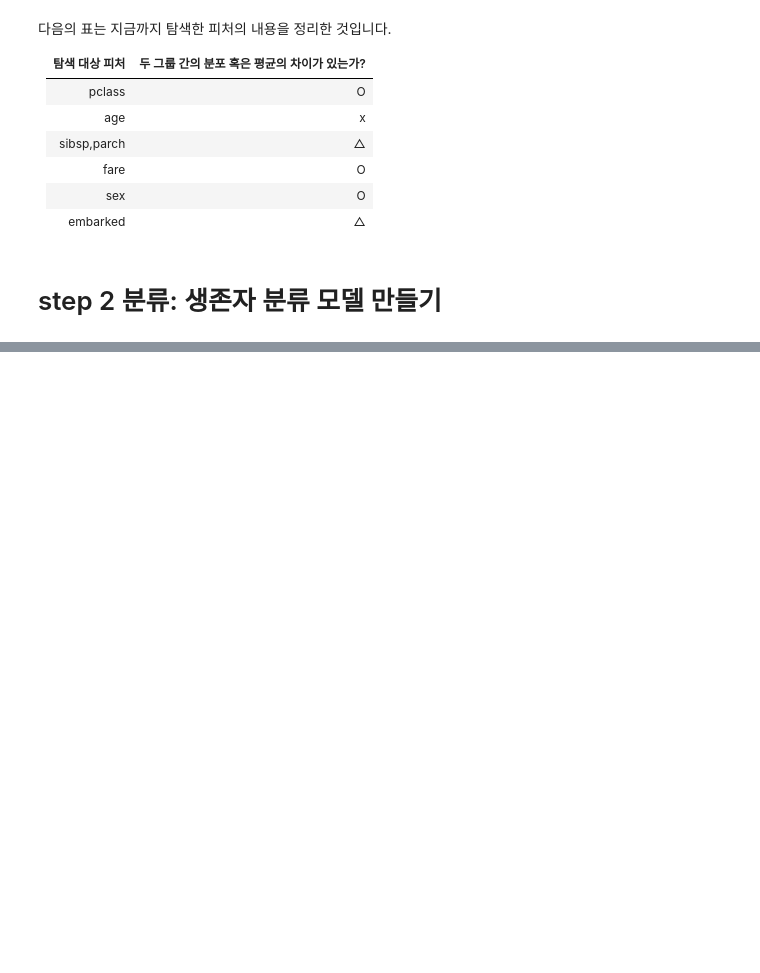
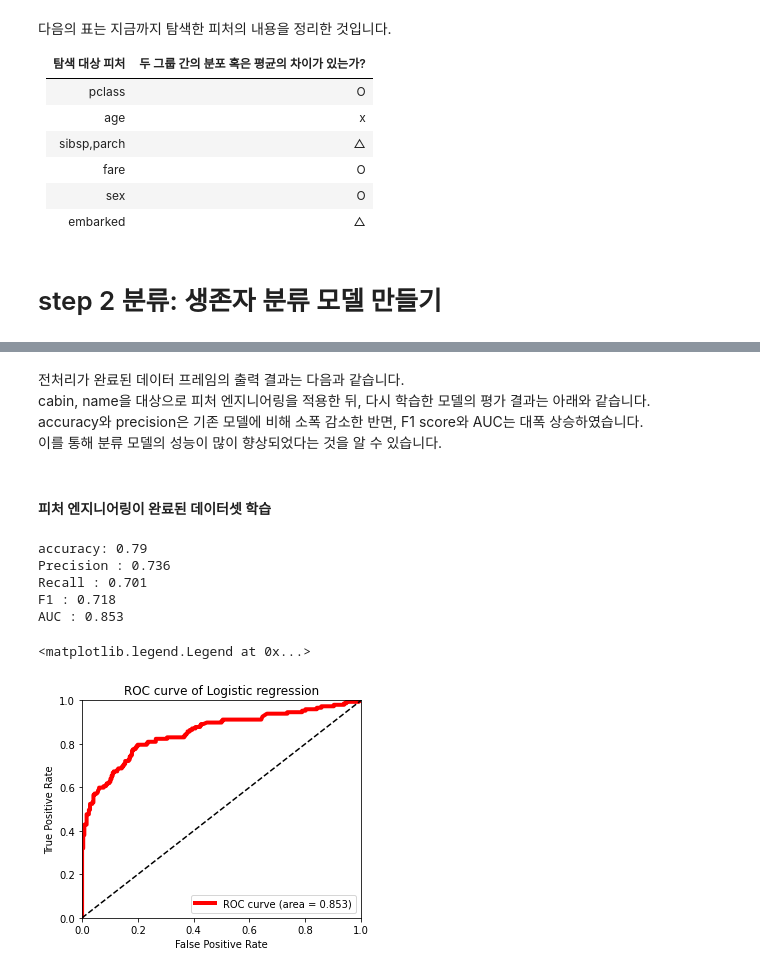
Before and after one commit to wntkdl94/python_data_analysis_study, a Jupyter notebook: Titanic_survivor.ipynb, the cells around one changed output, grey strips where cells are left out. Drawn from its saved outputs; the diff is of its cells as text; code cells hidden in the pictures; blank space fills up the shorter version.

```diff
--- a/Titanic_survivor.ipynb
+++ b/Titanic_survivor.ipynb
@@ -186,0 +508,6 @@ embarked | △
+# %%
+# pandas 패키지를 이용한 one-hot 인코딩을 수행합니다.
+whole_df_encoded = pd.get_dummies(whole_df)
+df_train = whole_df_encoded[:train_idx_num]
+df_test = whole_df_encoded[train_idx_num:]
+df_train.head()
@@ -186,0 +522,49 @@ embarked | △
+# %% [markdown]
+전처리가 완료된 데이터 프레임의 출력 결과는 다음과 같습니다.
+cabin, name을 대상으로 피처 엔지니어링을 적용한 뒤, 다시 학습한 모델의 평가 결과는 아래와 같습니다.
+accuracy와 precision은 기존 모델에 비해 소폭 감소한 반면, F1 score와 AUC는 대폭 상승하였습니다.
+이를 통해 분류 모델의 성능이 많이 향상되었다는 것을 알 수 있습니다.
+# %% [markdown]
+#### 피처 엔지니어링이 완료된 데이터셋 학습
+# %%
+# 데이터를 학습 데이터셋, 테스트 데이터셋으로 분리합니다.
+x_train, y_train = df_train.loc[:, df_train.columns != 'survived'].values, df_train['survived'].values
+x_test, y_test = df_test.loc[:, df_test.columns != 'survived'].values, df_test['survived'].values
+
+# 로지스틱 회귀 모델을 학습합니다.
+lr = LogisticRegression(random_state=0)
+lr.fit(x_train, y_train)
+
+# 학습한 모델의 테스트 데이터셋에 대한 예측 결과를 반환합니다.
+y_pred = lr.predict(x_test)
+y_pred_probability = lr.predict_proba(x_test)[:,1]
+
+# 테스트 데이터셋에 대한 accuracy, precision, recall, f1 평가 지표를 각각 출력합니다.
+print("accuracy: %.2f" % accuracy_score(y_test, y_pred))
+print("Precision : %.3f" % precision_score(y_test, y_pred))
+print("Recall : %.3f" % recall_score(y_test, y_pred))
+print("F1 : %.3f" % f1_score(y_test, y_pred)) # AUC (Area Under the Curve) & ROC curve
+
+# AUC (Area Under the Curve)를 계산하여 출력합니다.
+false_positive_rate, true_positive_rate, thresholds = roc_curve(y_test, y_pred_probability)
+roc_auc = roc_auc_score(y_test, y_pred_probability)
+print("AUC : %.3f" % roc_auc)
+
+# ROC curve를 그래프로 출력합니다.
+plt.rcParams['figure.figsize'] = [5, 4]
+plt.plot(false_positive_rate, true_positive_rate, label='ROC curve (area = %0.3f)' % roc_auc, color='red', linewidth=4.0)
+plt.plot([0, 1], [0, 1], 'k--')
+plt.xlim([0.0, 1.0])
+plt.ylim([0.0, 1.0])
+plt.xlabel('False Positive Rate')
+plt.ylabel('True Positive Rate')
+plt.title('ROC curve of Logistic regression')
+plt.legend(loc="lower right")
+# %% [output]
+accuracy: 0.79
+Precision : 0.736
+Recall : 0.701
+F1 : 0.718
+AUC : 0.853
+<matplotlib.legend.Legend at 0x...>
+[figure, added]
```
Also changed, not shown: parts of 51 cells of this notebook.
